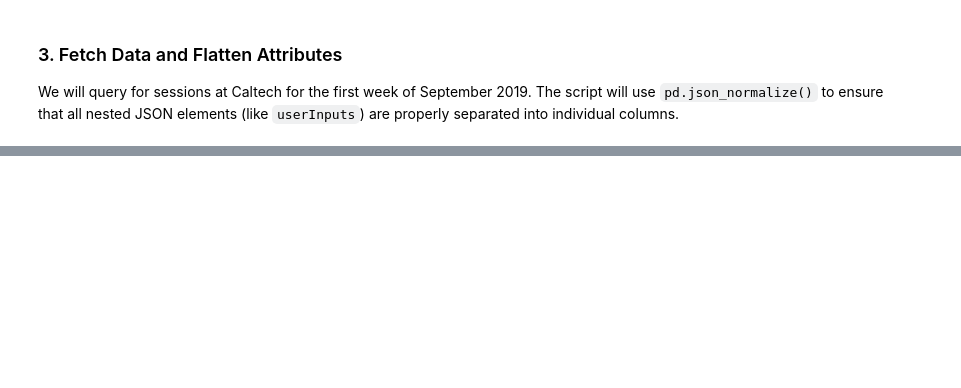
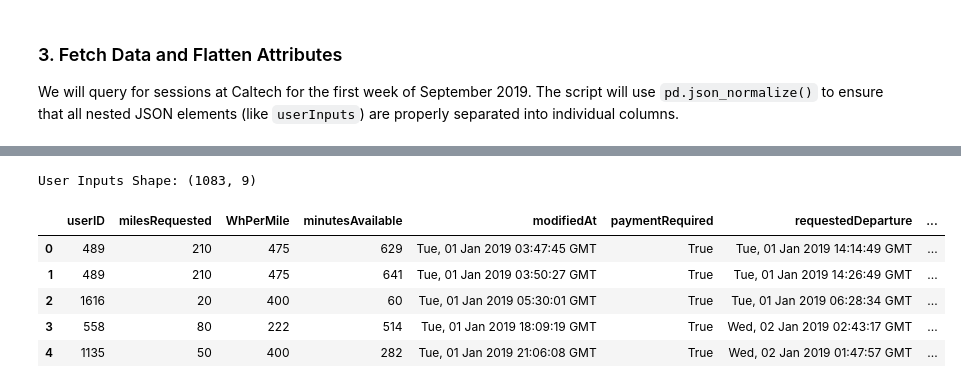
Before and after one commit to akhi-lbj/EV-Energy-Prediction-Hybrid, a Jupyter notebook: Code/Dataset_Operations/ACN_DATA_Trial_Run.ipynb, the cells around one changed output, grey strips where cells are left out. Drawn from its saved outputs; the diff is of its cells as text; code cells hidden in the pictures; blank space fills up the shorter version.

```diff
--- a/Code/Dataset_Operations/ACN_DATA_Trial_Run.ipynb
+++ b/Code/Dataset_Operations/ACN_DATA_Trial_Run.ipynb
@@ -69,0 +81,21 @@ except Exception as e:
+# %%
+user_inputs_list = []
+
+for session in all_sessions:
+    if "userInputs" in session and session["userInputs"]:
+        for ui in session["userInputs"]:
+            ui["sessionID"] = session["sessionID"]
+            user_inputs_list.append(ui)
+
+df_user_inputs = pd.DataFrame(user_inputs_list)
+
+print("User Inputs Shape:", df_user_inputs.shape)
+df_user_inputs.head()
+# %% [output]
+User Inputs Shape: (1083, 9)
+|  | userID | milesRequested | WhPerMile | minutesAvailable | modifiedAt | paymentRequired | requestedDeparture | ... |
+| 0 | 489 | 210 | 475 | 629 | Tue, 01 Jan 2019 03:47:45 GMT | True | Tue, 01 Jan 2019 14:14:49 GMT | ... |
+| 1 | 489 | 210 | 475 | 641 | Tue, 01 Jan 2019 03:50:27 GMT | True | Tue, 01 Jan 2019 14:26:49 GMT | ... |
+| 2 | 1616 | 20 | 400 | 60 | Tue, 01 Jan 2019 05:30:01 GMT | True | Tue, 01 Jan 2019 06:28:34 GMT | ... |
+| 3 | 558 | 80 | 222 | 514 | Tue, 01 Jan 2019 18:09:19 GMT | True | Wed, 02 Jan 2019 02:43:17 GMT | ... |
+| 4 | 1135 | 50 | 400 | 282 | Tue, 01 Jan 2019 21:06:08 GMT | True | Wed, 02 Jan 2019 01:47:57 GMT | ... |
```
Also changed, not shown: parts of 14 cells of this notebook, 4 other files.
